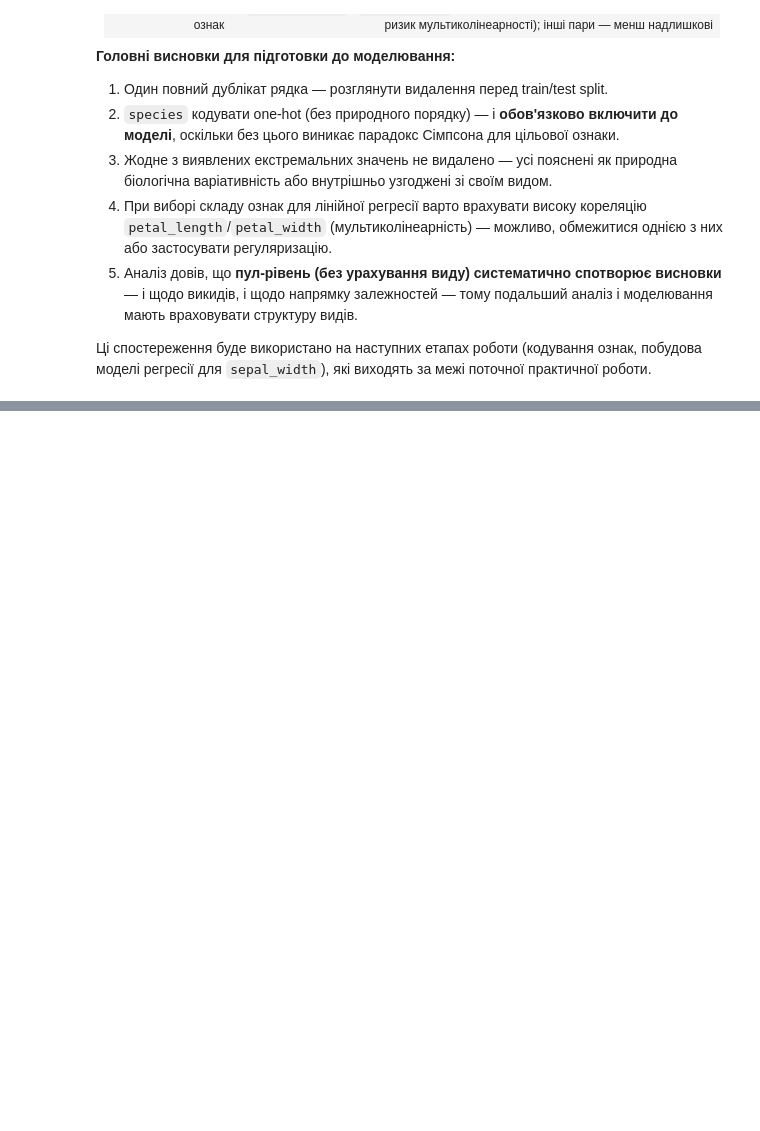
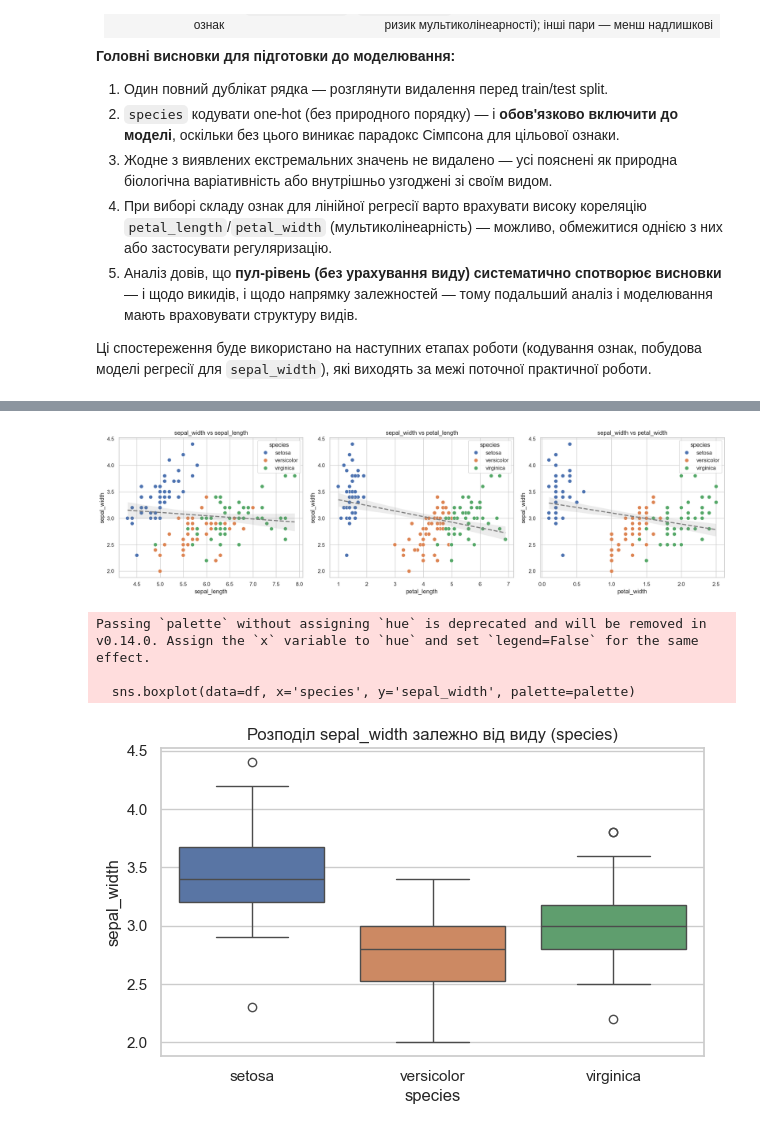
Before and after one commit to Yaroslav071315/machine-learning-course-volovnyk, a Jupyter notebook: practical01/notebook/Practical01.ipynb, the cells around one changed output, grey strips where cells are left out. Drawn from its saved outputs; the diff is of its cells as text; code cells hidden in the pictures; blank space fills up the shorter version.

```diff
--- a/practical01/notebook/Practical01.ipynb
+++ b/practical01/notebook/Practical01.ipynb
@@ -617,0 +669,23 @@ for sp, g in df.groupby('species'):
+# %%
+# Scatterplots для числових ознак
+fig, axes = plt.subplots(1, 3, figsize=(18, 5))
+
+for idx, col in enumerate(['sepal_length', 'petal_length', 'petal_width']):
+    sns.scatterplot(data=df, x=col, y='sepal_width', hue='species', palette=palette, ax=axes[idx], s=60)
+    sns.regplot(data=df, x=col, y='sepal_width', scatter=False, ax=axes[idx], color='gray', line_kws={'linestyle':'--'})
+    axes[idx].set_title(f'sepal_width vs {col}')
+
+plt.tight_layout()
+plt.show()
+
+# Boxplot для категоріальної ознаки species
+plt.figure(figsize=(7, 4))
+sns.boxplot(data=df, x='species', y='sepal_width', palette=palette)
+plt.title('Розподіл sepal_width залежно від виду (species)')
+plt.show()
+# %% [output]
+[figure, added]
+Passing `palette` without assigning `hue` is deprecated and will be removed in v0.14.0. Assign the `x` variable to `hue` and set `legend=False` for the same effect.
+
+  sns.boxplot(data=df, x='species', y='sepal_width', palette=palette)
+[figure, added]
```
Also changed, not shown: parts of 10 cells of this notebook, 2 other files.
